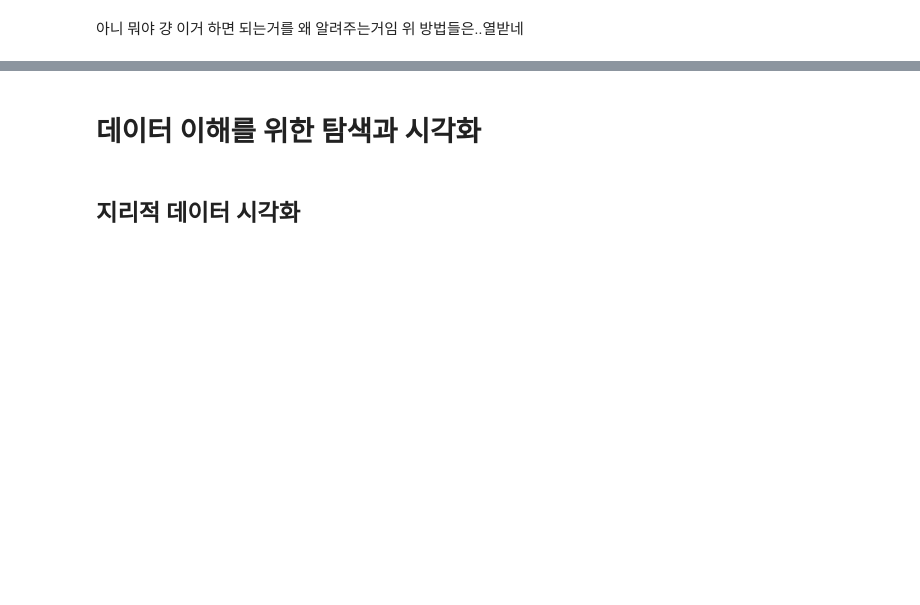
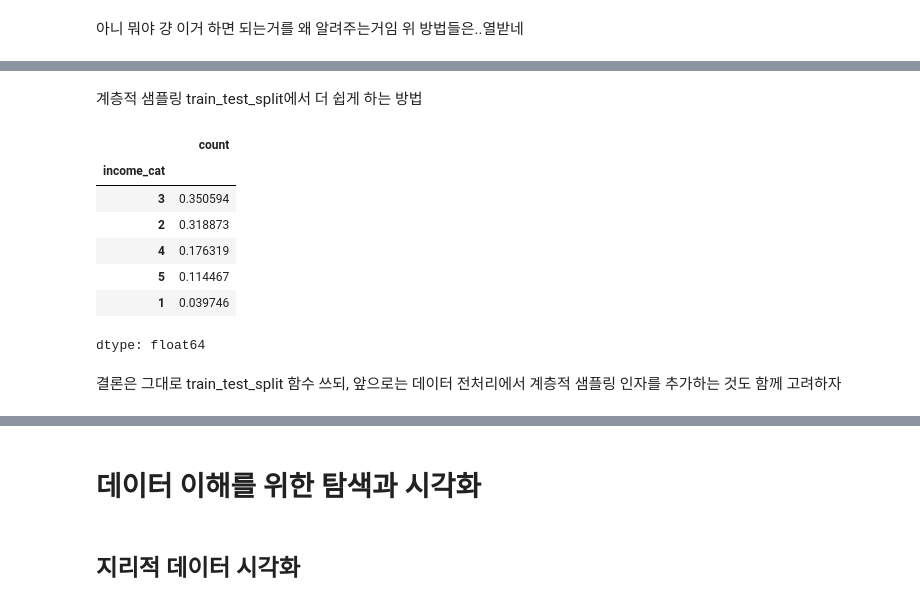
Before and after one commit to tux2won/self_study, a Jupyter notebook: 02_end_to_end_machine_learning_project.ipynb, the cells around one changed output, grey strips where cells are left out. Saved outputs shown, nothing was run; the diff lists cells and outputs as text; code cells hidden in the pictures; blank space fills up the shorter version.

```diff
--- a/02_end_to_end_machine_learning_project.ipynb
+++ b/02_end_to_end_machine_learning_project.ipynb
@@ -306,3 +343,24 @@ housing["income_cat"].value_counts() / len(housing)
+# %% [markdown]
+계층적 샘플링 train_test_split에서 더 쉽게 하는 방법
+# %%
+st_train_set, st_test_set = train_test_split(housing, test_size = 0.2, random_state = 42, stratify = housing["income_cat"])
+# stratify = housing["income_cat"]
+# 인자로 추가 하나만 해주면 됨! 원하는 속성을 넣어주면 되는거
+# %%
+st_train_set["income_cat"].value_counts() / len(st_train_set)
+
+# 그렇게 해도 위 방식과 거의 유사하게 나오는 것을 알 수가 있다.
+# %% [output]
+|  | count |
+| income_cat |  |
+| 3 | 0.350594 |
+| 2 | 0.318873 |
+| 4 | 0.176319 |
+| 5 | 0.114467 |
+| 1 | 0.039746 |
+dtype: float64
+# %% [markdown]
+결론은 그대로 train_test_split 함수 쓰되, 앞으로는 데이터 전처리에서 계층적 샘플링 인자를 추가하는 것도 함께 고려하자
 # %%
 def income_cat_proportions(data):
     return data["income_cat"].value_counts() / len(data)
```
Also changed, not shown: parts of 45 cells of this notebook.
